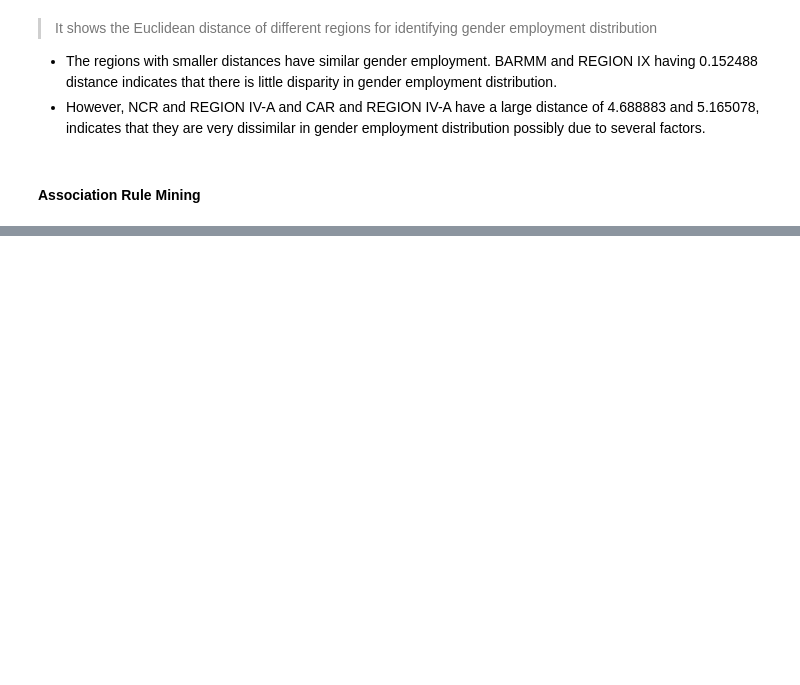
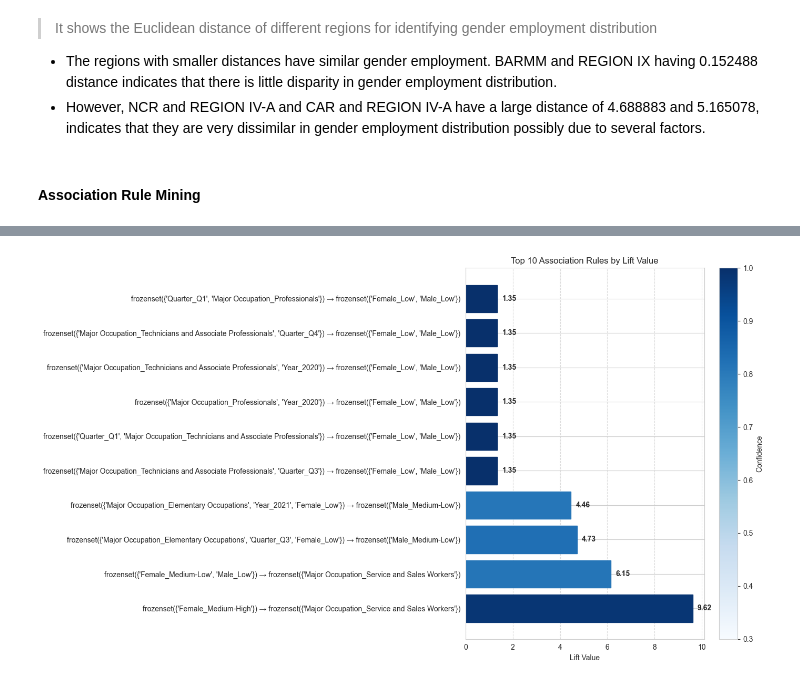
Before and after one commit to hotline8ling/Data-Mining-on-Employed-Persons-by-Major-Occupation-by-Region-by-Sex-in-the-Philippines, a Jupyter notebook: Test_Clean.ipynb, the cells around one changed output, grey strips where cells are left out. Drawn from its saved outputs; the diff is of its cells as text; code cells hidden in the pictures; blank space fills up the shorter version.

Commit message:
Append of Assoc to Test_Clean notebook

```diff
--- a/Test_Clean.ipynb
+++ b/Test_Clean.ipynb
@@ -1724,3 +1726,6 @@ plt.show()
 - However, NCR and REGION IV-A and CAR and REGION IV-A have a large distance of 4.688883 and 5.165078,  indicates that they are very dissimilar in gender employment distribution possibly due to several factors.
 # %% [markdown]
 #### **Association Rule Mining**
+# %%
+# Read the dataset
+df = pd.read_excel('data/Final_Test_Cleaned_DF.xlsx')
@@ -1726,0 +1752,3 @@ plt.show()
+# %%
+# Make the Year into a string
+df['Year'] = df['Year'].astype(str)
@@ -1726,0 +1853,12 @@ plt.show()
+# %%
+
+# Generate frequent itemsets using FP-Growth
+min_support = 0.01 # Minimum support threshold (1%)
+frequent_itemsets = fpgrowth(binary_df, min_support=min_support, use_colnames=True)
+
+# Generate association rules
+min_confidence = 0.6  # Minimum confidence threshold (50%)
+rules = association_rules(frequent_itemsets, metric="confidence", min_threshold=min_confidence)
+
+# Sort rules by lift (measure of rule strength)
+rules = rules.sort_values('lift', ascending=False)
@@ -1726,0 +2250,49 @@ plt.show()
+# %%
+# Analyze rules with highest lift values
+print("\n" + "="*80)
+print("RULES WITH HIGHEST LIFT VALUES")
+print("="*80)
+
+# Sort rules by lift in descending order (not ascending) to get top 10
+top_lift_rules = rules.sort_values('lift', ascending=False).head(10)
+print(top_lift_rules[['antecedents', 'consequents', 'lift', 'confidence', 'support']])
+
+# Create a visualization of top rules by lift
+fig, ax = plt.subplots(figsize=(14, 8))
+
+# Extract rule descriptions for x-axis labels
+rule_labels = [f"{row['antecedents']} → {row['consequents']}" for _, row in top_lift_rules.iterrows()]
+
+# Create horizontal bar chart with lift values
+bars = ax.barh(range(len(top_lift_rules)), top_lift_rules['lift'], color='skyblue')
+
+# Add lift values at the end of each bar
+for i, bar in enumerate(bars):
+    ax.text(bar.get_width() + 0.2, bar.get_y() + bar.get_height()/2,
+             f'{top_lift_rules.iloc[i]["lift"]:.2f}',
+             va='center', fontweight='bold')
+
+# Set y-axis labels to rule descriptions
+ax.set_yticks(range(len(top_lift_rules)))
+ax.set_yticklabels(rule_labels)
+
+# Add labels and title
+ax.set_xlabel('Lift Value')
+ax.set_title('Top 10 Association Rules by Lift Value')
+ax.grid(axis='x', linestyle='--', alpha=0.7)
+
+# Add color coding based on confidence
+for i, bar in enumerate(bars):
+    # Color gradient based on confidence (darker = higher confidence)
+    confidence = top_lift_rules.iloc[i]['confidence']
+    bar.set_color(plt.cm.Blues(0.3 + 0.7 * confidence))
+
+# Add a colorbar legend
+sm = plt.cm.ScalarMappable(cmap=plt.cm.Blues, norm=plt.Normalize(0.3, 1.0))
+sm.set_array([])
+cbar = fig.colorbar(sm, ax=ax)
+cbar.set_label('Confidence')
+
+# Adjust layout to make room for rule labels
+plt.tight_layout()
+# %% [output]
@@ -1726,0 +2316 @@ plt.show()
+[figure, added]
```
Also changed, not shown: parts of 20 cells of this notebook, 1 other file.
